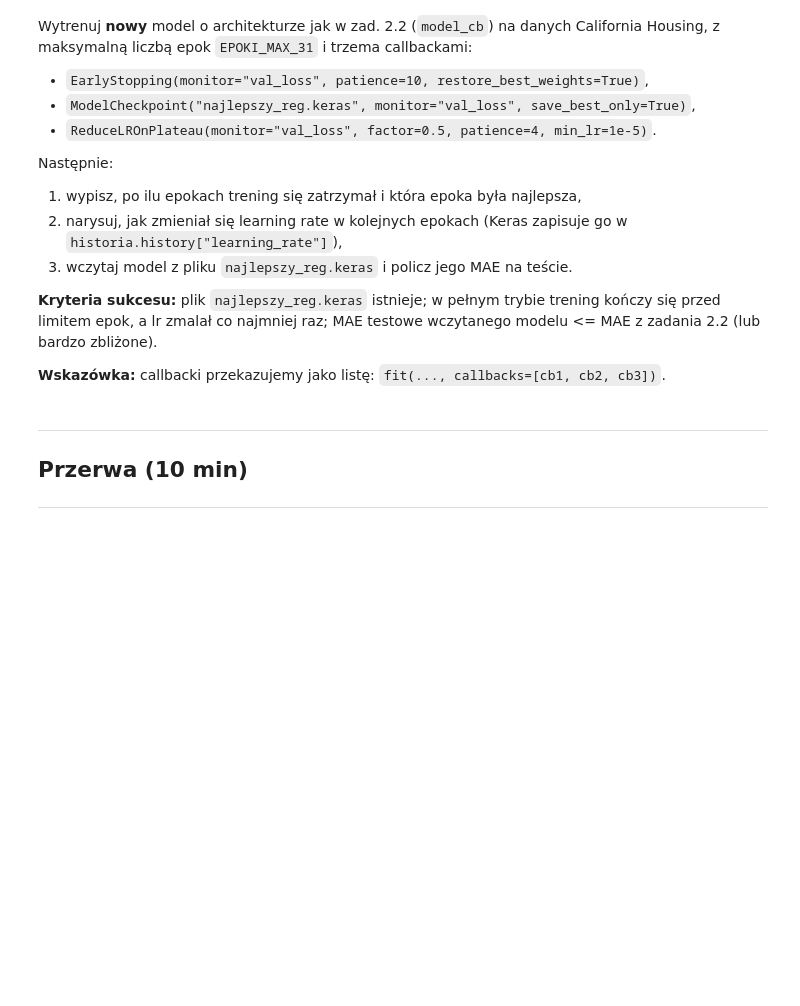
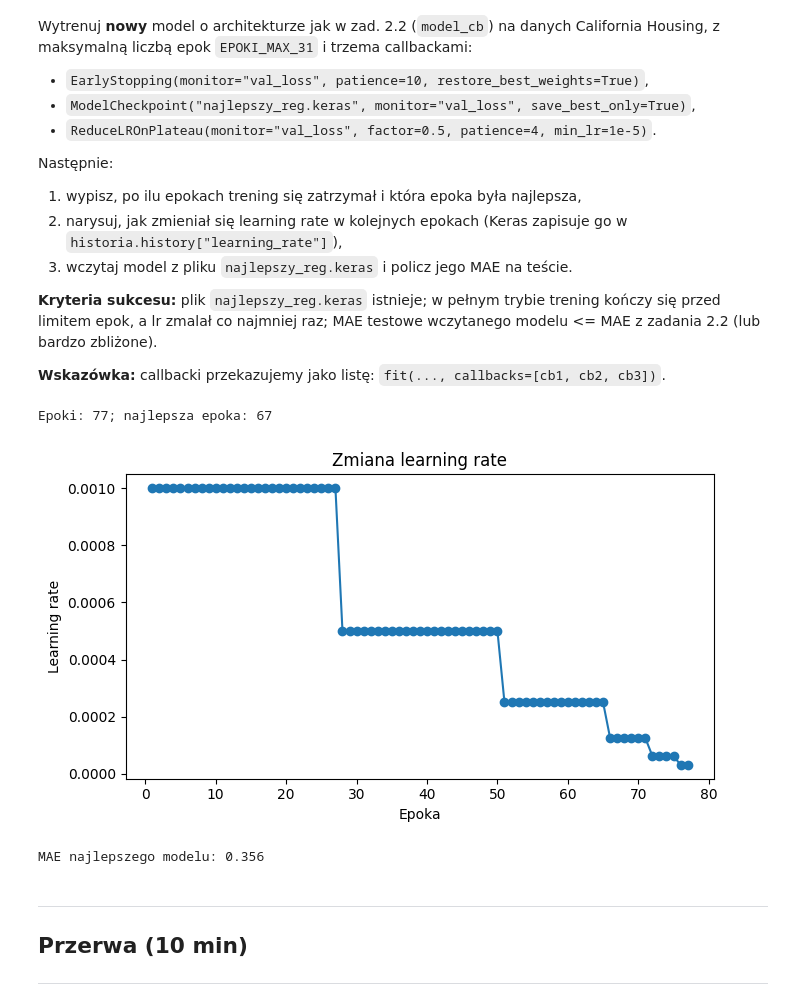
Before and after one commit to MateuszKrolik/UGIJZ, a Jupyter notebook: Lab03_Keras_klasyfikacja_regresja.ipynb, the cells around one changed output. Cells and saved outputs as stored; diff of their text form; code cells hidden in the pictures; blank space fills up the shorter version.

```diff
--- a/Lab03_Keras_klasyfikacja_regresja.ipynb
+++ b/Lab03_Keras_klasyfikacja_regresja.ipynb
@@ -432,7 +610,47 @@ Następnie:
 # %%
 EPOKI_MAX_31 = 3 if SZYBKI_TRYB else 200
 
-# TODO: uzupełnij - model_cb z trzema callbackami, wykres lr, wczytanie najlepszego modelu
+model_cb = keras.Sequential([
+    keras.Input(shape=(8,)),
+    layers.Dense(64, activation="relu"),
+    layers.Dense(64, activation="relu"),
+    layers.Dense(1),
+])
+model_cb.compile(optimizer=keras.optimizers.Adam(learning_rate=1e-3),
+                 loss="mse", metrics=["mae"])
+cb_es = keras.callbacks.EarlyStopping(
+    monitor="val_loss", patience=10, restore_best_weights=True,
+)
+cb_ckpt = keras.callbacks.ModelCheckpoint(
+    "najlepszy_reg.keras", monitor="val_loss", save_best_only=True,
+)
+cb_lr = keras.callbacks.ReduceLROnPlateau(
+    monitor="val_loss", factor=0.5, patience=4, min_lr=1e-5,
+)
+historia_cb = model_cb.fit(
+    X_tr_s, y_tr_r, epochs=EPOKI_MAX_31, batch_size=64,
+    validation_data=(X_va_s, y_va_r), callbacks=[cb_es, cb_ckpt, cb_lr],
+    verbose=0,
+)
+najlepsza_epoka_cb = int(np.argmin(historia_cb.history["val_loss"])) + 1
+print(f"Epoki: {len(historia_cb.history['loss'])}; najlepsza epoka: {najlepsza_epoka_cb}")
+
+plt.figure(figsize=(7, 4))
+plt.plot(range(1, len(historia_cb.history["learning_rate"]) + 1),
+         historia_cb.history["learning_rate"], "o-")
+plt.xlabel("Epoka")
+plt.ylabel("Learning rate")
+plt.title("Zmiana learning rate")
+plt.tight_layout()
+plt.show()
+
+model_cb_best = keras.models.load_model("najlepszy_reg.keras")
+pred_cb = model_cb_best.predict(X_te_s, verbose=0).ravel()
+print(f"MAE najlepszego modelu: {mean_absolute_error(y_te_r, pred_cb):.3f}")
+# %% [output]
+Epoki: 77; najlepsza epoka: 67
+[figure, added]
+MAE najlepszego modelu: 0.356
 # %% [markdown]
 ---
 ## Przerwa (10 min)
```
Also changed, not shown: parts of 26 cells of this notebook.
